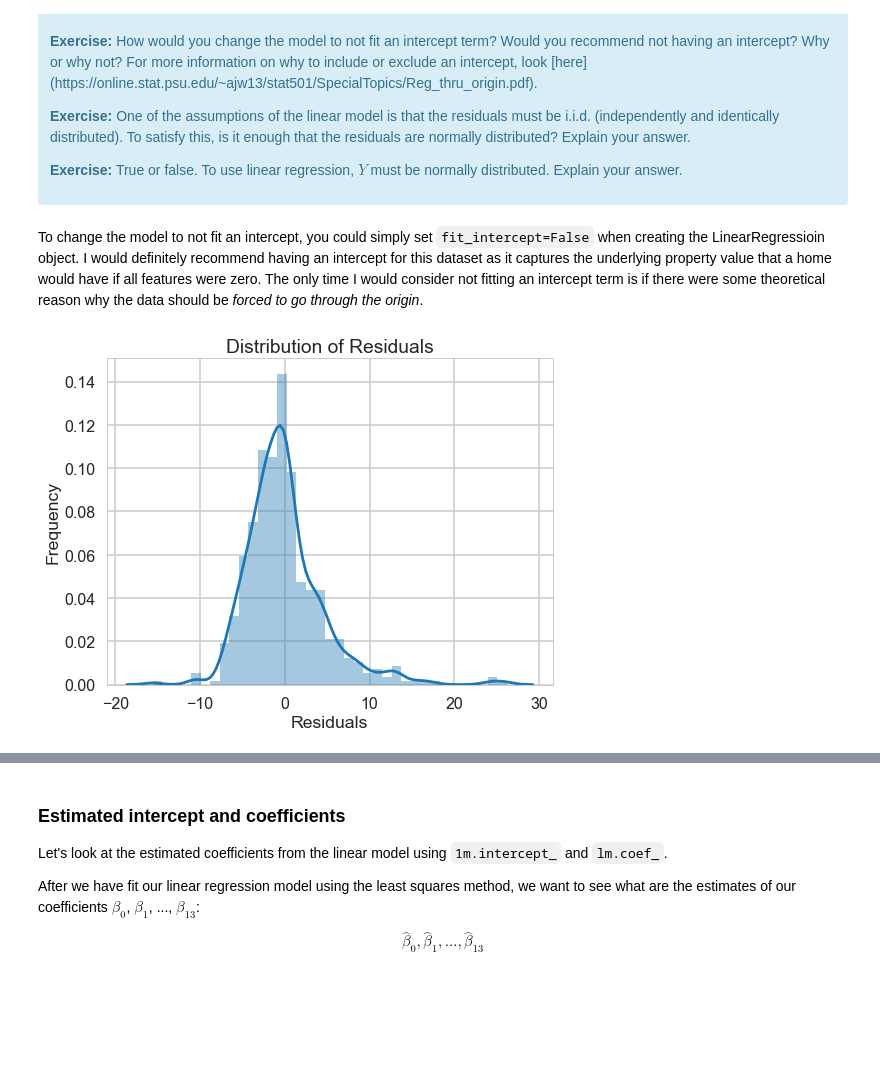
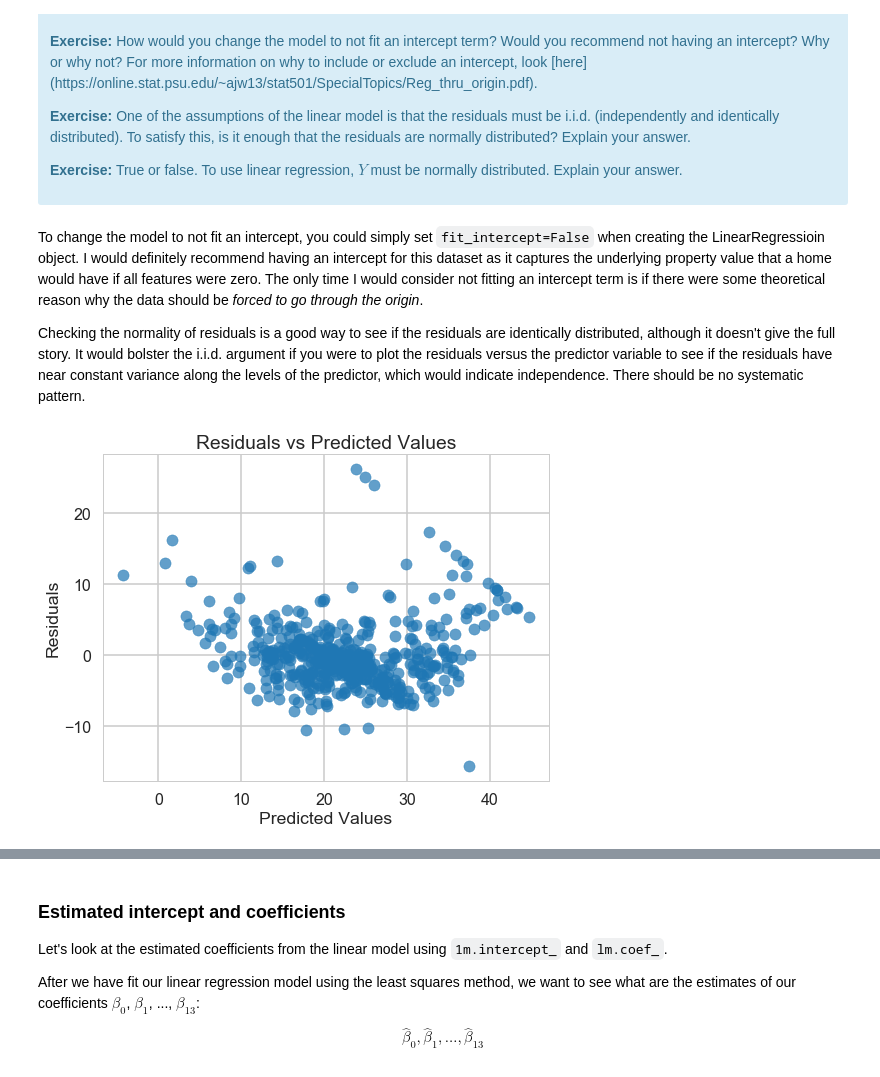
Before and after one commit to tsansom/Springboard-Data-Science, a Jupyter notebook: mini_projects/machine_learning/linear_regression/Mini_Project_Linear_Regression.ipynb, the cells around one changed output, grey strips where cells are left out. Saved outputs shown, nothing was run; the diff lists cells and outputs as text; code cells hidden in the pictures; blank space fills up the shorter version.

```diff
--- a/mini_projects/machine_learning/linear_regression/Mini_Project_Linear_Regression.ipynb
+++ b/mini_projects/machine_learning/linear_regression/Mini_Project_Linear_Regression.ipynb
@@ -584,13 +584,15 @@ LinearRegression(copy_X=True, fit_intercept=True, n_jobs=1, normalize=False)
 </div>
 # %% [markdown]
 To change the model to not fit an intercept, you could simply set `fit_intercept=False` when creating the LinearRegressioin object. I would definitely recommend having an intercept for this dataset as it captures the underlying property value that a home would have if all features were zero. The only time I would consider not fitting an intercept term is if there were some theoretical reason why the data should be *forced to go through the origin*.
+
+Checking the normality of residuals is a good way to see if the residuals are identically distributed, although it doesn't give the full story. It would bolster the i.i.d. argument if you were to plot the residuals versus the predictor variable to see if the residuals have near constant variance along the levels of the predictor, which would indicate independence. There should be no systematic pattern.
 # %%
-# your turn
 y_pred = lm.predict(X)
 resid = (bos['PRICE'] - y_pred).values
-_ = sns.distplot(resid)
-_ = plt.xlabel('Residuals')
-_ = plt.ylabel('Frequency')
-_ = plt.title('Distribution of Residuals')
+
+_ = plt.scatter(y_pred, resid, alpha=0.7)
+_ = plt.xlabel('Predicted Values')
+_ = plt.ylabel('Residuals')
+_ = plt.title('Residuals vs Predicted Values')
 # %% [output]
-[figure, old version]
+[figure, new version]
```
Also changed, not shown: parts of 10 cells of this notebook.
